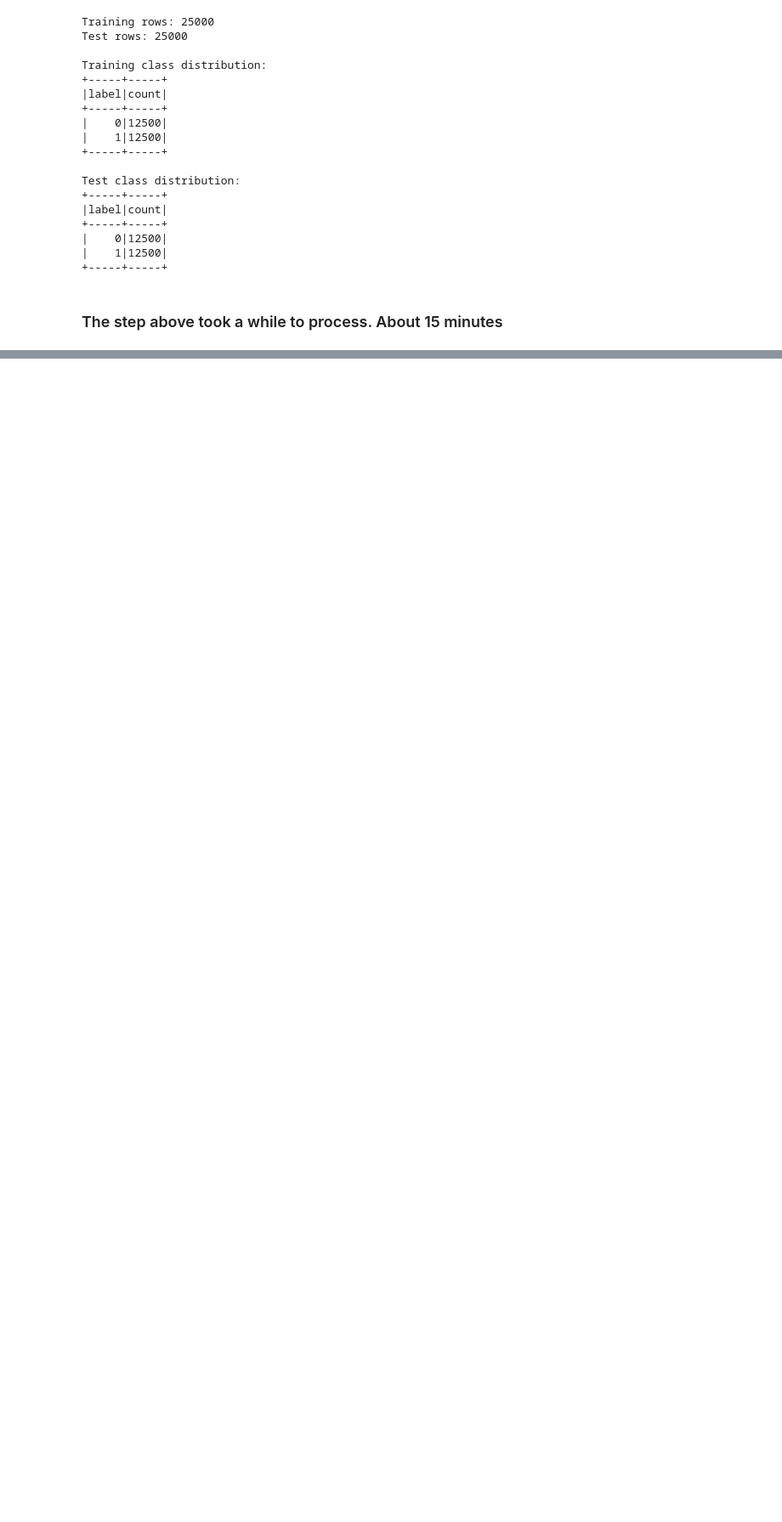
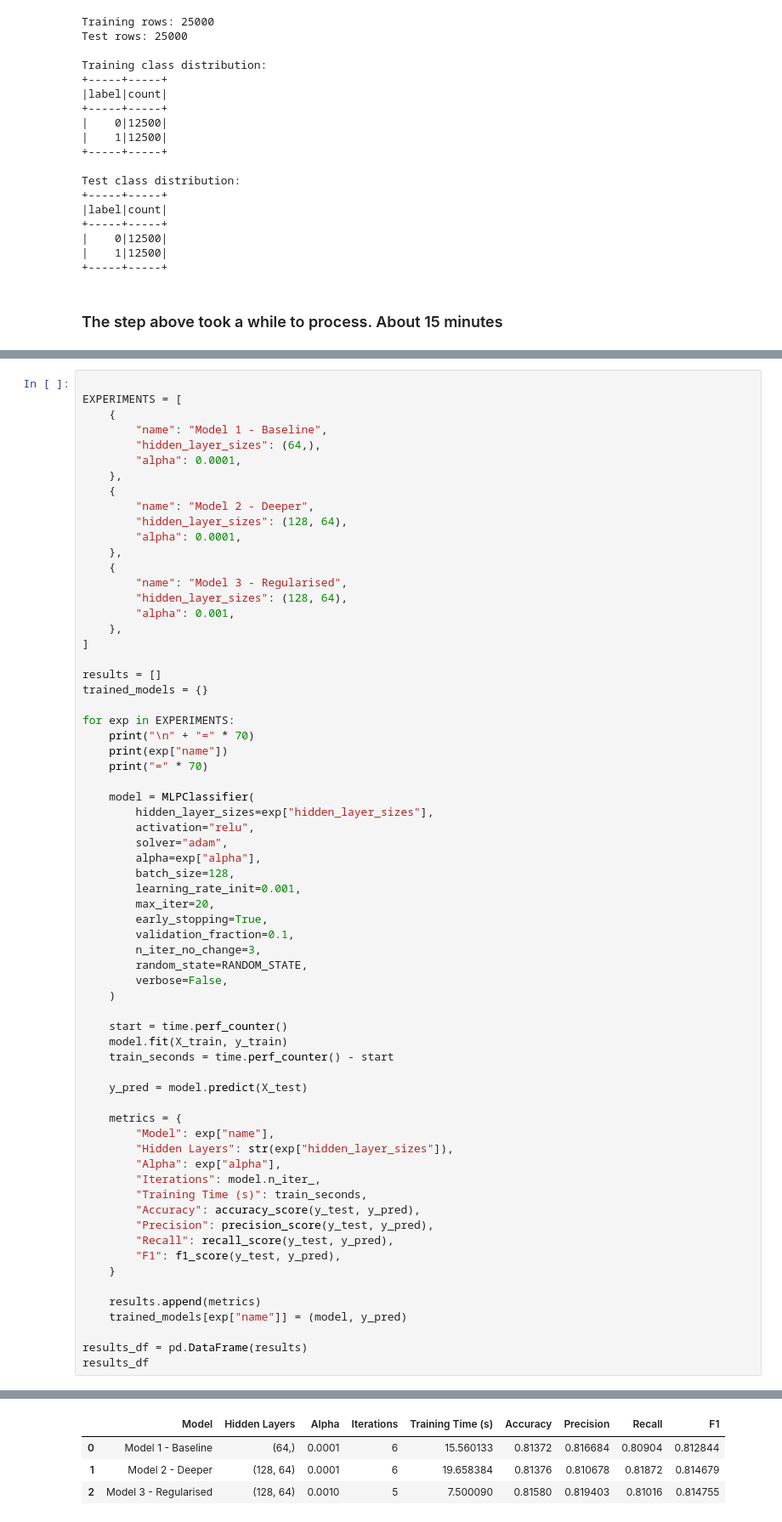
Before and after one commit to Danilo-student-2026/ca1-sem-2-Danilo-student-2026-1, a Jupyter notebook: CA1_Danilo.ipynb, the cells around one changed output, grey strips where cells are left out. Shown at 85% size. Drawn from its saved outputs; the diff is of its cells as text; blank space fills up the shorter version.

```diff
--- a/CA1_Danilo.ipynb
+++ b/CA1_Danilo.ipynb
@@ -135,0 +253,67 @@ Test class distribution:
+# %%
+
+EXPERIMENTS = [
+    {
+        "name": "Model 1 - Baseline",
+        "hidden_layer_sizes": (64,),
+        "alpha": 0.0001,
+    },
+    {
+        "name": "Model 2 - Deeper",
+        "hidden_layer_sizes": (128, 64),
+        "alpha": 0.0001,
+    },
+    {
+        "name": "Model 3 - Regularised",
+        "hidden_layer_sizes": (128, 64),
+        "alpha": 0.001,
+    },
+]
+
+results = []
+trained_models = {}
+
+for exp in EXPERIMENTS:
+    print("\n" + "=" * 70)
+    print(exp["name"])
+    print("=" * 70)
+
+    model = MLPClassifier(
+        hidden_layer_sizes=exp["hidden_layer_sizes"],
+        activation="relu",
+        solver="adam",
+        alpha=exp["alpha"],
+        batch_size=128,
+        learning_rate_init=0.001,
+        max_iter=20,
+        early_stopping=True,
+        validation_fraction=0.1,
+        n_iter_no_change=3,
+        random_state=RANDOM_STATE,
+        verbose=False,
+    )
+
+    start = time.perf_counter()
+    model.fit(X_train, y_train)
+    train_seconds = time.perf_counter() - start
+
+    y_pred = model.predict(X_test)
+
+    metrics = {
+        "Model": exp["name"],
+        "Hidden Layers": str(exp["hidden_layer_sizes"]),
+        "Alpha": exp["alpha"],
+        "Iterations": model.n_iter_,
+        "Training Time (s)": train_seconds,
+        "Accuracy": accuracy_score(y_test, y_pred),
+        "Precision": precision_score(y_test, y_pred),
+        "Recall": recall_score(y_test, y_pred),
+        "F1": f1_score(y_test, y_pred),
+    }
+
+    results.append(metrics)
+    trained_models[exp["name"]] = (model, y_pred)
+
+results_df = pd.DataFrame(results)
+results_df
+# %% [output]
@@ -135,0 +331,4 @@ Test class distribution:
+|  | Model | Hidden Layers | Alpha | Iterations | Training Time (s) | Accuracy | Precision | Recall | F1 |
+| 0 | Model 1 - Baseline | (64,) | 0.0001 | 6 | 15.560133 | 0.81372 | 0.816684 | 0.80904 | 0.812844 |
+| 1 | Model 2 - Deeper | (128, 64) | 0.0001 | 6 | 19.658384 | 0.81376 | 0.810678 | 0.81872 | 0.814679 |
+| 2 | Model 3 - Regularised | (128, 64) | 0.0010 | 5 | 7.500090 | 0.81580 | 0.819403 | 0.81016 | 0.814755 |
```
Also changed, not shown: parts of 9 cells of this notebook.
